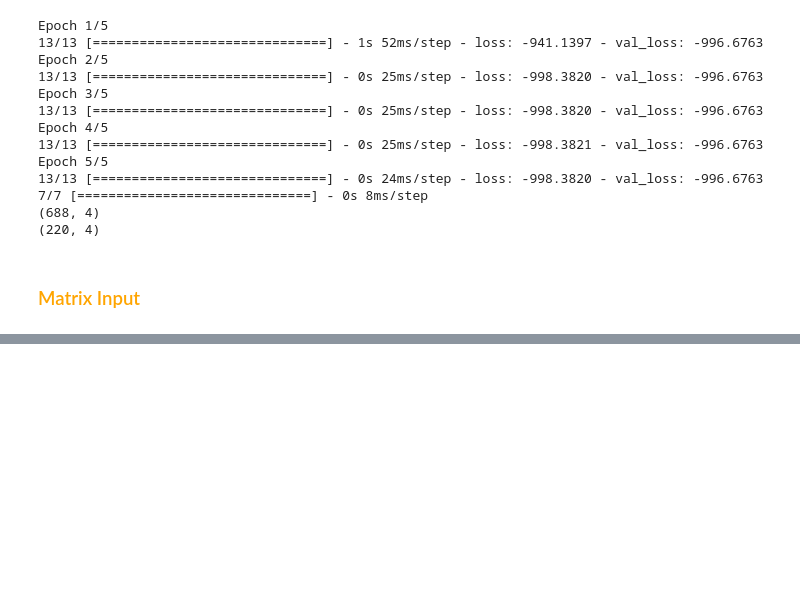
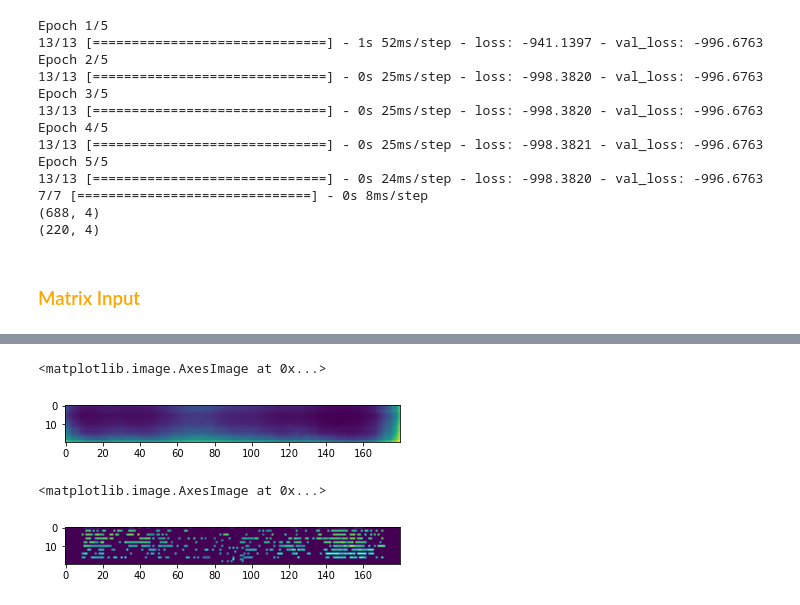
Before and after one commit to artinmajdi/PointCloud-Object-Detection-in-Autonomous-Driving, a Jupyter notebook: autoencoder.ipynb, the cells around one changed output, grey strips where cells are left out. Saved outputs shown, nothing was run; the diff lists cells and outputs as text; code cells hidden in the pictures; blank space fills up the shorter version.

```diff
--- a/autoencoder.ipynb
+++ b/autoencoder.ipynb
@@ -106,3 +112,13 @@ ValueError: in user code:
+# %%
+plt.imshow(loader.predictions[0,...])
+# %% [output]
+<matplotlib.image.AxesImage at 0x...>
+[figure, added]
+# %%
+plt.imshow(loader.dataset[0,...])
+# %% [output]
+<matplotlib.image.AxesImage at 0x...>
+[figure, added]
 # %%
 plt.imshow(list(loader.data.test.take(1))[0].numpy() )
 plt.show()
```
Also changed, not shown: parts of 2 cells of this notebook, 1 other file.
